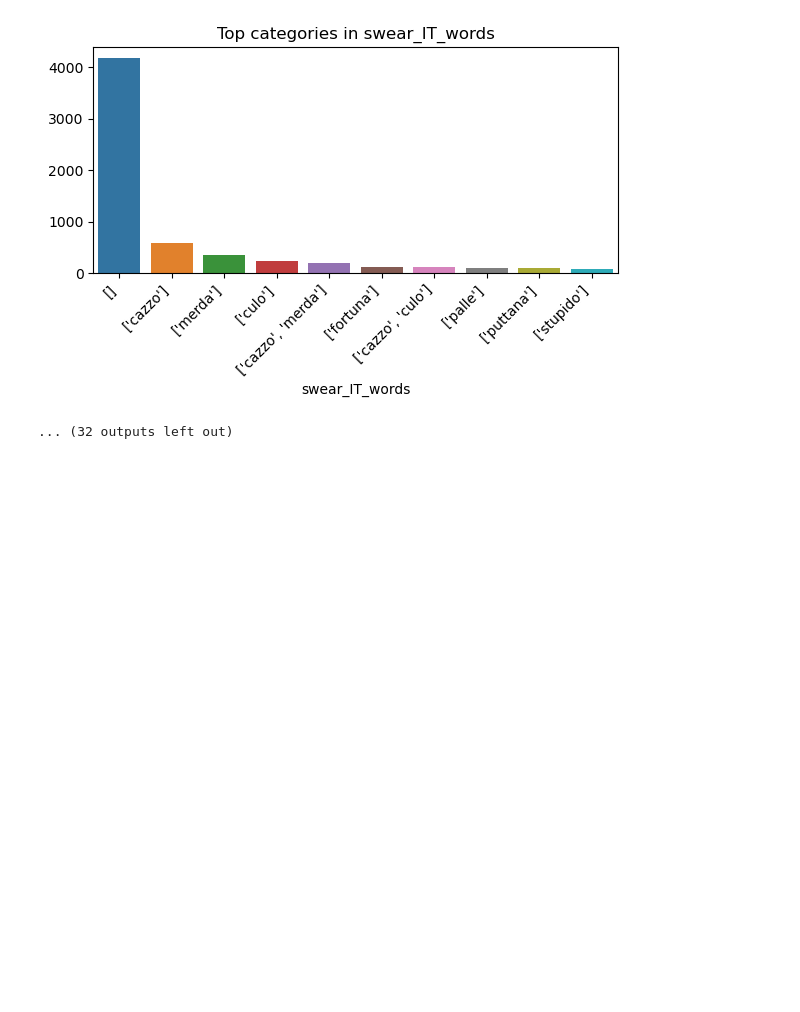
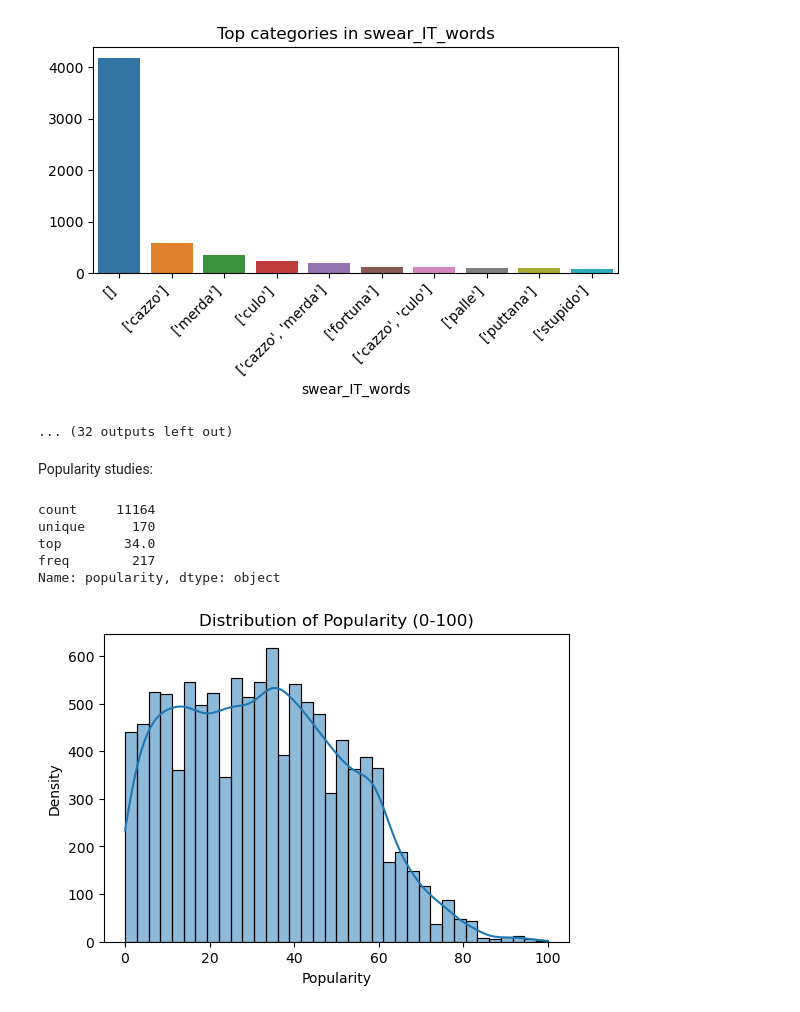
Before and after one commit to Syreel/DataMining, a Jupyter notebook: data_understanding.ipynb, the cells around one changed output. Drawn from its saved outputs; the diff is of its cells as text; code cells hidden in the pictures; blank space fills up the shorter version.

```diff
--- a/data_understanding.ipynb
+++ b/data_understanding.ipynb
@@ -134,3 +137,25 @@ for col in df_tracks.columns:
 [figure]
 [figure]
 ... (32 outputs left out)
+# %% [markdown]
+Popularity studies:
+# %%
+df_tracks['popularity'].describe()
+# %% [output]
+count     11164
+unique      170
+top        34.0
+freq        217
+Name: popularity, dtype: object
+# %%
+pop = pd.to_numeric(df_tracks['popularity'], errors='coerce')
+np.set_printoptions(threshold=np.inf)
+pop_filtrata = pop[(pop >= 0) & (pop <= 100)]
+plt.figure(figsize=(6,4))
+sns.histplot(pop_filtrata, kde=True)
+plt.title('Distribution of Popularity (0-100)')
+plt.xlabel('Popularity')
+plt.ylabel('Density')
+plt.show()
+# %% [output]
+[figure, added]
```
Also changed, not shown: parts of 3 cells of this notebook.
